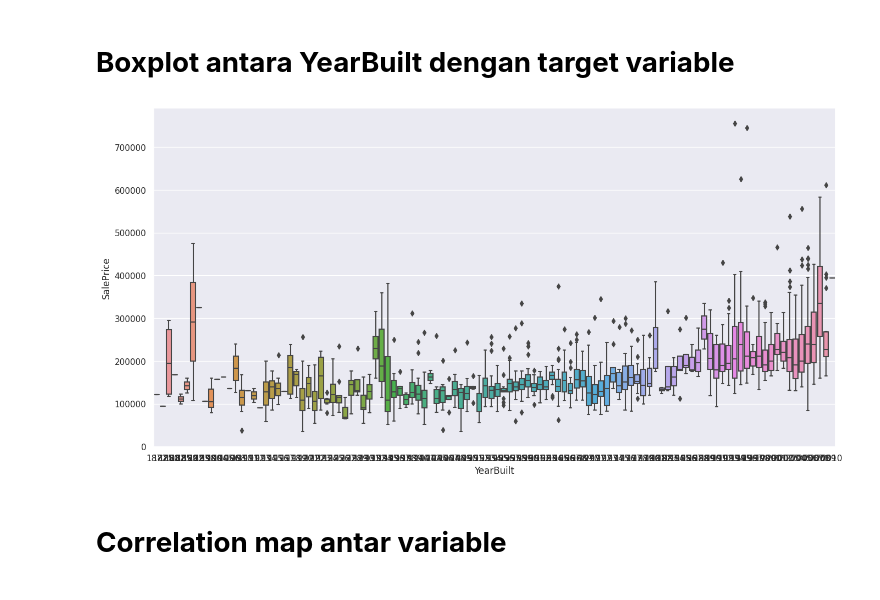
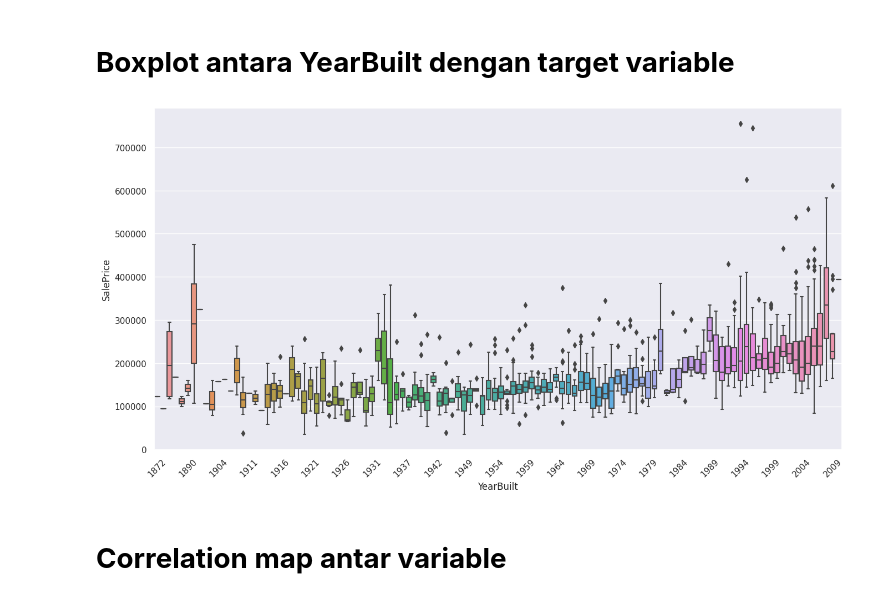
Before and after one commit to ASatya-J107/Data_Science_Project_3_Regression, a Jupyter notebook: Data_Science_Project_3_Regression.ipynb, the cells around one changed output. Cells and saved outputs as stored; diff of their text form; code cells hidden in the pictures.

```diff
--- a/Data_Science_Project_3_Regression.ipynb
+++ b/Data_Science_Project_3_Regression.ipynb
@@ -154,9 +154,16 @@ df_train[(df_train['OverallQual']==10)&(df_train['SalePrice']<200000)]
 # %%
 data = pd.concat([df_train['SalePrice'], df_train['YearBuilt']], axis=1)
 f, ax = plt.subplots(figsize=(16, 8))
 fig = sns.boxplot(x='YearBuilt', y="SalePrice", data=data)
+
+# Customize x-axis tick positions and labels
+xtick_positions = np.arange(0, len(data['YearBuilt'].unique()), 5)
+xtick_labels = sorted(data['YearBuilt'].unique())[::5]
+plt.xticks(xtick_positions, xtick_labels, rotation=45)
+
+plt.show()
 # %% [output]
-[figure, old version]
+[figure, new version]
 # %% [markdown]
 # **Correlation map antar variable**
 # %%
```
